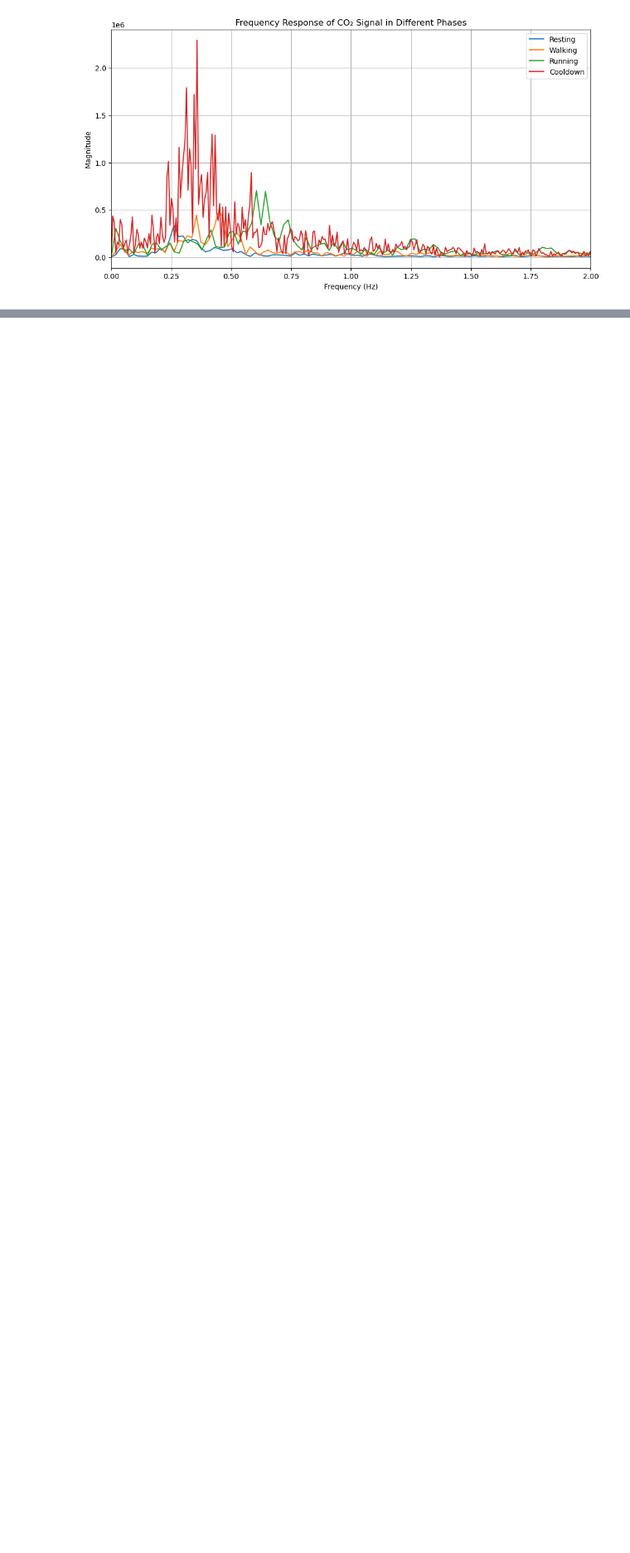
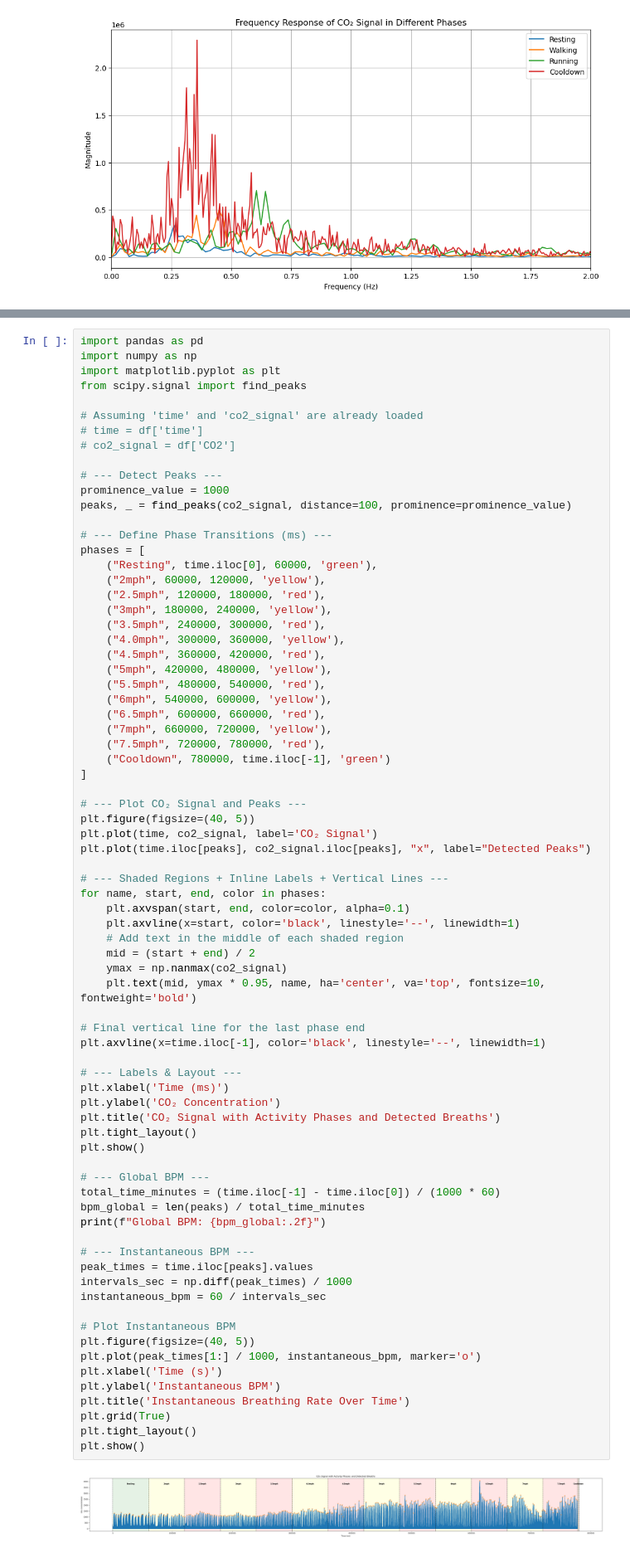
Before and after one commit to jayy-gan/fuzzy-invention, a Jupyter notebook: data-processing.ipynb, the cells around one changed output, grey strips where cells are left out. Shown at 83% size. Cells and saved outputs as stored; diff of their text form; blank space fills up the shorter version.

```diff
--- a/data-processing.ipynb
+++ b/data-processing.ipynb
@@ -579,0 +595,77 @@ plt.show()
+# %%
+import pandas as pd
+import numpy as np
+import matplotlib.pyplot as plt
+from scipy.signal import find_peaks
+
+# Assuming 'time' and 'co2_signal' are already loaded
+# time = df['time']
+# co2_signal = df['CO2']
+
+# --- Detect Peaks ---
+prominence_value = 1000
+peaks, _ = find_peaks(co2_signal, distance=100, prominence=prominence_value)
+
+# --- Define Phase Transitions (ms) ---
+phases = [
+    ("Resting", time.iloc[0], 60000, 'green'),
+    ("2mph", 60000, 120000, 'yellow'),
+    ("2.5mph", 120000, 180000, 'red'),
+    ("3mph", 180000, 240000, 'yellow'),
+    ("3.5mph", 240000, 300000, 'red'),
+    ("4.0mph", 300000, 360000, 'yellow'),
+    ("4.5mph", 360000, 420000, 'red'),
+    ("5mph", 420000, 480000, 'yellow'),
+    ("5.5mph", 480000, 540000, 'red'),
+    ("6mph", 540000, 600000, 'yellow'),
+    ("6.5mph", 600000, 660000, 'red'),
+    ("7mph", 660000, 720000, 'yellow'),
+    ("7.5mph", 720000, 780000, 'red'),
+    ("Cooldown", 780000, time.iloc[-1], 'green')
+]
+
+# --- Plot CO₂ Signal and Peaks ---
+plt.figure(figsize=(40, 5))
+plt.plot(time, co2_signal, label='CO₂ Signal')
+plt.plot(time.iloc[peaks], co2_signal.iloc[peaks], "x", label="Detected Peaks")
+
+# --- Shaded Regions + Inline Labels + Vertical Lines ---
+for name, start, end, color in phases:
+    plt.axvspan(start, end, color=color, alpha=0.1)
+    plt.axvline(x=start, color='black', linestyle='--', linewidth=1)
+    # Add text in the middle of each shaded region
+    mid = (start + end) / 2
+    ymax = np.nanmax(co2_signal)
+    plt.text(mid, ymax * 0.95, name, ha='center', va='top', fontsize=10, fontweight='bold')
+
+# Final vertical line for the last phase end
+plt.axvline(x=time.iloc[-1], color='black', linestyle='--', linewidth=1)
+
+# --- Labels & Layout ---
+plt.xlabel('Time (ms)')
+plt.ylabel('CO₂ Concentration')
+plt.title('CO₂ Signal with Activity Phases and Detected Breaths')
+plt.tight_layout()
+plt.show()
+
+# --- Global BPM ---
+total_time_minutes = (time.iloc[-1] - time.iloc[0]) / (1000 * 60)
+bpm_global = len(peaks) / total_time_minutes
+print(f"Global BPM: {bpm_global:.2f}")
+
+# --- Instantaneous BPM ---
+peak_times = time.iloc[peaks].values
+intervals_sec = np.diff(peak_times) / 1000
+instantaneous_bpm = 60 / intervals_sec
+
+# Plot Instantaneous BPM
+plt.figure(figsize=(40, 5))
+plt.plot(peak_times[1:] / 1000, instantaneous_bpm, marker='o')
+plt.xlabel('Time (s)')
+plt.ylabel('Instantaneous BPM')
+plt.title('Instantaneous Breathing Rate Over Time')
+plt.grid(True)
+plt.tight_layout()
+plt.show()
+# %% [output]
+[figure, added]
```
Also changed, not shown: parts of 15 cells of this notebook.
